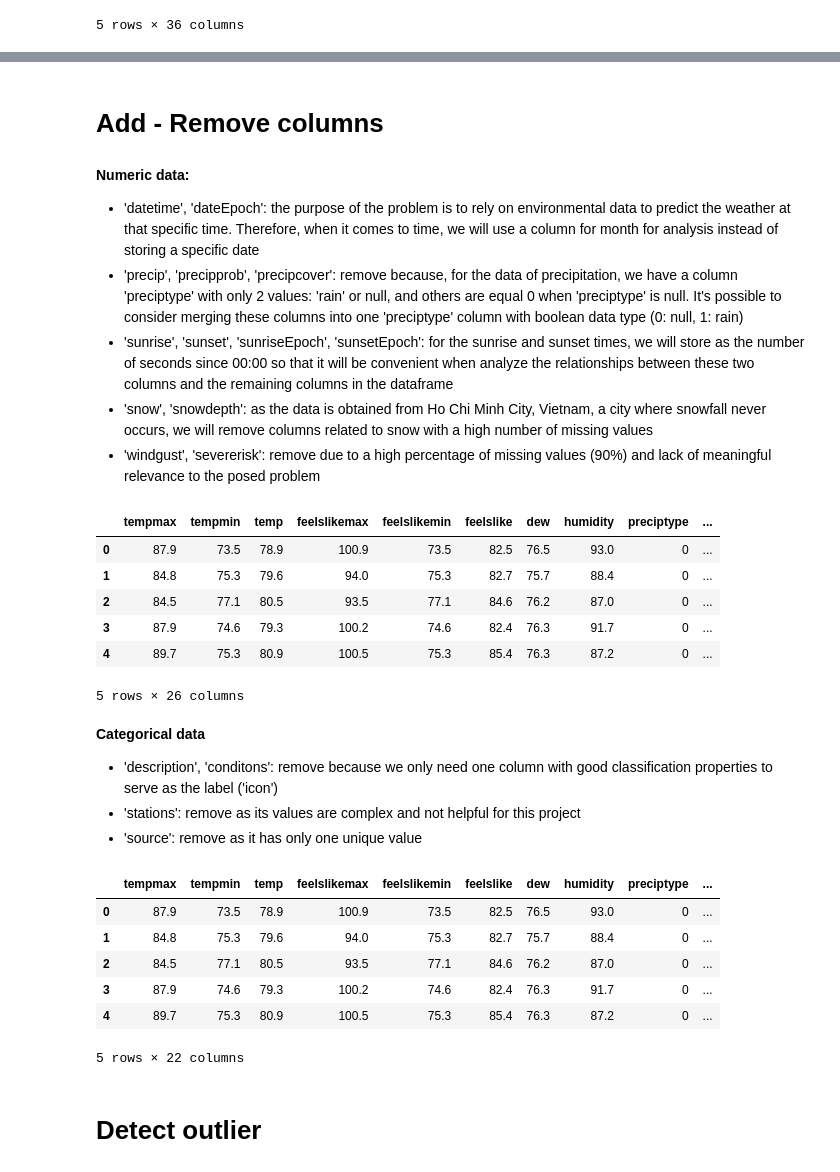
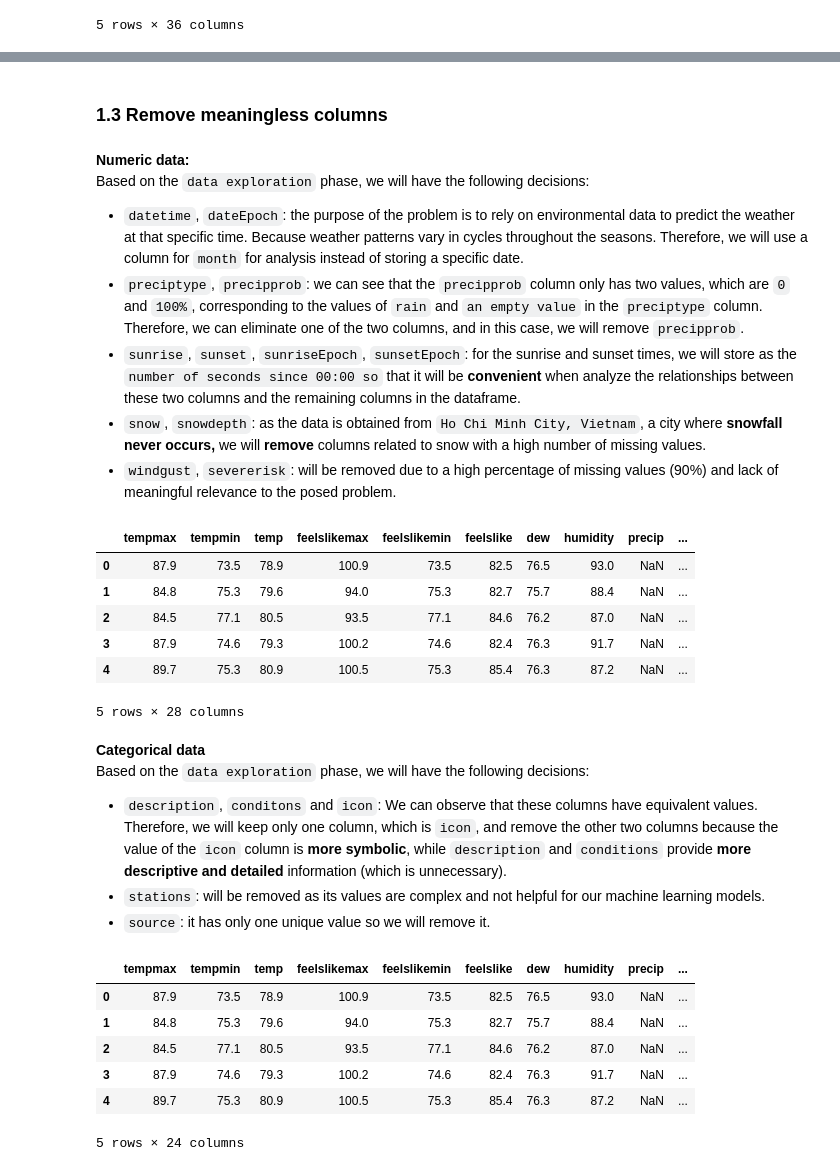
Before and after one commit to khanhnhan1512/Final-Project-Intro-Ds, a Jupyter notebook: src/03-Data_Preprocessing.ipynb, the cells around one changed output, grey strips where cells are left out. Drawn from its saved outputs; the diff is of its cells as text; code cells hidden in the pictures.

Commit message:
finish preprocessing phase

```diff
--- a/src/03-Data_Preprocessing.ipynb
+++ b/src/03-Data_Preprocessing.ipynb
@@ -43,0 +66,3 @@ df.head()
+# %%
+dropped_rows = df[(df['preciptype'] == "['rain']") & (df['precipprob'] == 0)].index
+df = df.drop(dropped_rows)
@@ -44,46 +80,44 @@ df.head()
+# %%
+df['month'] = pd.to_datetime(df['datetime']).dt.month
+df['preciptype'] = [1 if i == "['rain']" else 0 for i in df['preciptype']]
 # %% [markdown]
-# Add - Remove columns
+### 1.3 Remove meaningless columns
 # %% [markdown]
-**Numeric data:**
-
-*   'datetime', 'dateEpoch': the purpose of the problem is to rely on environmental data to predict the weather at that specific time. Therefore, when it comes to time, we will use a column for  month for analysis instead of storing a specific date
-*   'precip', 'precipprob', 'precipcover': remove because, for the data of precipitation, we have a column 'preciptype' with only 2 values: 'rain' or null, and others are equal 0 when 'preciptype' is null. It's possible to consider merging these columns into one 'preciptype' column with boolean data type (0: null, 1: rain)
-*   'sunrise', 'sunset', 'sunriseEpoch', 'sunsetEpoch': for the sunrise and sunset times, we will store as the number of seconds since 00:00 so that it will be convenient when analyze the relationships between these two columns and the remaining columns in the dataframe
-*   'snow', 'snowdepth': as the data is obtained from Ho Chi Minh City, Vietnam, a city where snowfall never occurs, we will remove columns related to snow with a high number of missing values
-*   'windgust', 'severerisk': remove due to a high percentage of missing values (90%) and lack of meaningful relevance to the posed problem
+**Numeric data:** <br>
+Based on the `data exploration` phase, we will have the following decisions:
+*   `datetime`, `dateEpoch`: the purpose of the problem is to rely on environmental data to predict the weather at that specific time. Because weather patterns vary in cycles throughout the seasons. Therefore, we will use a column for `month` for analysis instead of storing a specific date.
+*   `preciptype`, `precipprob`: we can see that the `precipprob` column only has two values, which are `0` and `100%`, corresponding to the values of `rain` and `an empty value` in the `preciptype` column. Therefore, we can eliminate one of the two columns, and in this case, we will remove `precipprob`.
+*   `sunrise`, `sunset`, `sunriseEpoch`, `sunsetEpoch`: for the sunrise and sunset times, we will store as the `number of seconds since 00:00 so` that it will be **convenient** when analyze the relationships between these two columns and the remaining columns in the dataframe.
+*   `snow`, `snowdepth`: as the data is obtained from `Ho Chi Minh City, Vietnam`, a city where **snowfall never occurs,** we will **remove** columns related to snow with a high number of missing values.
+*   `windgust`, `severerisk`: will be removed due to a high percentage of missing values (90%) and lack of meaningful relevance to the posed problem.
 # %%
-df['month'] = pd.to_datetime(df['datetime']).dt.month
-
-# df['preciptype'][115] là chỗ ['rain'], để == ['rain'] thì nó không nhận ra?
-df['preciptype'] = [1 if i == df['preciptype'][115] else 0 for i in df['preciptype']]
-
 df['sunrise'] = pd.to_datetime(df['sunrise'], format='%H:%M:%S')
 
 df['sunrise'] = df['sunrise'].dt.hour * 3600 + df['sunrise'].dt.minute * 60 + df['sunrise'].dt.second
 
 df['sunset'] = pd.to_datetime(df['sunset'], format='%H:%M:%S')
 
 df['sunset'] = df['sunset'].dt.hour * 3600 + df['sunset'].dt.minute * 60 + df['sunset'].dt.second
 
-drop_columns = ['datetime', 'datetimeEpoch','precip', 'precipprob', 'precipcover', 'windgust', 'sunriseEpoch', 'sunsetEpoch', 'snow', 'snowdepth', 'severerisk']
+drop_columns = ['datetime', 'datetimeEpoch', 'precipprob', 'windgust', 'sunriseEpoch', 'sunsetEpoch', 'snow', 'snowdepth', 'severerisk']
 
 df = df.drop(columns=drop_columns, axis=1)
 
 df.head()
 # %% [output]
-|  | tempmax | tempmin | temp | feelslikemax | feelslikemin | feelslike | dew | humidity | preciptype | ... |
-| 0 | 87.9 | 73.5 | 78.9 | 100.9 | 73.5 | 82.5 | 76.5 | 93.0 | 0 | ... |
-| 1 | 84.8 | 75.3 | 79.6 | 94.0 | 75.3 | 82.7 | 75.7 | 88.4 | 0 | ... |
-| 2 | 84.5 | 77.1 | 80.5 | 93.5 | 77.1 | 84.6 | 76.2 | 87.0 | 0 | ... |
-| 3 | 87.9 | 74.6 | 79.3 | 100.2 | 74.6 | 82.4 | 76.3 | 91.7 | 0 | ... |
-| 4 | 89.7 | 75.3 | 80.9 | 100.5 | 75.3 | 85.4 | 76.3 | 87.2 | 0 | ... |
+|  | tempmax | tempmin | temp | feelslikemax | feelslikemin | feelslike | dew | humidity | precip | ... |
+| 0 | 87.9 | 73.5 | 78.9 | 100.9 | 73.5 | 82.5 | 76.5 | 93.0 | NaN | ... |
+| 1 | 84.8 | 75.3 | 79.6 | 94.0 | 75.3 | 82.7 | 75.7 | 88.4 | NaN | ... |
+| 2 | 84.5 | 77.1 | 80.5 | 93.5 | 77.1 | 84.6 | 76.2 | 87.0 | NaN | ... |
+| 3 | 87.9 | 74.6 | 79.3 | 100.2 | 74.6 | 82.4 | 76.3 | 91.7 | NaN | ... |
+| 4 | 89.7 | 75.3 | 80.9 | 100.5 | 75.3 | 85.4 | 76.3 | 87.2 | NaN | ... |
-5 rows × 26 columns
+5 rows × 28 columns
-# %% [markdown]
-**Categorical data**
-
-*   'description', 'conditons': remove because we only need one column with good classification properties to serve as the label ('icon')
-*   'stations': remove as its values are complex and not helpful for this project
-*   'source': remove as it has only one unique value
+# %% [markdown]
+**Categorical data** <br>
+Based on the `data exploration` phase, we will have the following decisions:
+*   `description`, `conditons` and `icon`: We can observe that these columns have equivalent values. Therefore, we will keep only one column, which is `icon`, and remove the other two columns because the value of the `icon` column is **more symbolic**, while `description` and `conditions` provide **more descriptive and detailed** information (which is unnecessary).
+*   `stations`: will be removed as its values are complex and not helpful for our machine learning models.
+*   `source`: it has only one unique value so we will remove it.
 # %%
 drop_columns = ['description', 'conditions', 'stations', 'source']
 
@@ -91,12 +125,10 @@ df = df.drop(columns=drop_columns, axis=1)
 
 df.head()
 # %% [output]
-|  | tempmax | tempmin | temp | feelslikemax | feelslikemin | feelslike | dew | humidity | preciptype | ... |
-| 0 | 87.9 | 73.5 | 78.9 | 100.9 | 73.5 | 82.5 | 76.5 | 93.0 | 0 | ... |
-| 1 | 84.8 | 75.3 | 79.6 | 94.0 | 75.3 | 82.7 | 75.7 | 88.4 | 0 | ... |
-| 2 | 84.5 | 77.1 | 80.5 | 93.5 | 77.1 | 84.6 | 76.2 | 87.0 | 0 | ... |
-| 3 | 87.9 | 74.6 | 79.3 | 100.2 | 74.6 | 82.4 | 76.3 | 91.7 | 0 | ... |
-| 4 | 89.7 | 75.3 | 80.9 | 100.5 | 75.3 | 85.4 | 76.3 | 87.2 | 0 | ... |
+|  | tempmax | tempmin | temp | feelslikemax | feelslikemin | feelslike | dew | humidity | precip | ... |
+| 0 | 87.9 | 73.5 | 78.9 | 100.9 | 73.5 | 82.5 | 76.5 | 93.0 | NaN | ... |
+| 1 | 84.8 | 75.3 | 79.6 | 94.0 | 75.3 | 82.7 | 75.7 | 88.4 | NaN | ... |
+| 2 | 84.5 | 77.1 | 80.5 | 93.5 | 77.1 | 84.6 | 76.2 | 87.0 | NaN | ... |
+| 3 | 87.9 | 74.6 | 79.3 | 100.2 | 74.6 | 82.4 | 76.3 | 91.7 | NaN | ... |
+| 4 | 89.7 | 75.3 | 80.9 | 100.5 | 75.3 | 85.4 | 76.3 | 87.2 | NaN | ... |
-5 rows × 22 columns
+5 rows × 24 columns
-# %% [markdown]
-# Detect outlier
```
Also changed, not shown: parts of 82 cells of this notebook, 3 other files.
